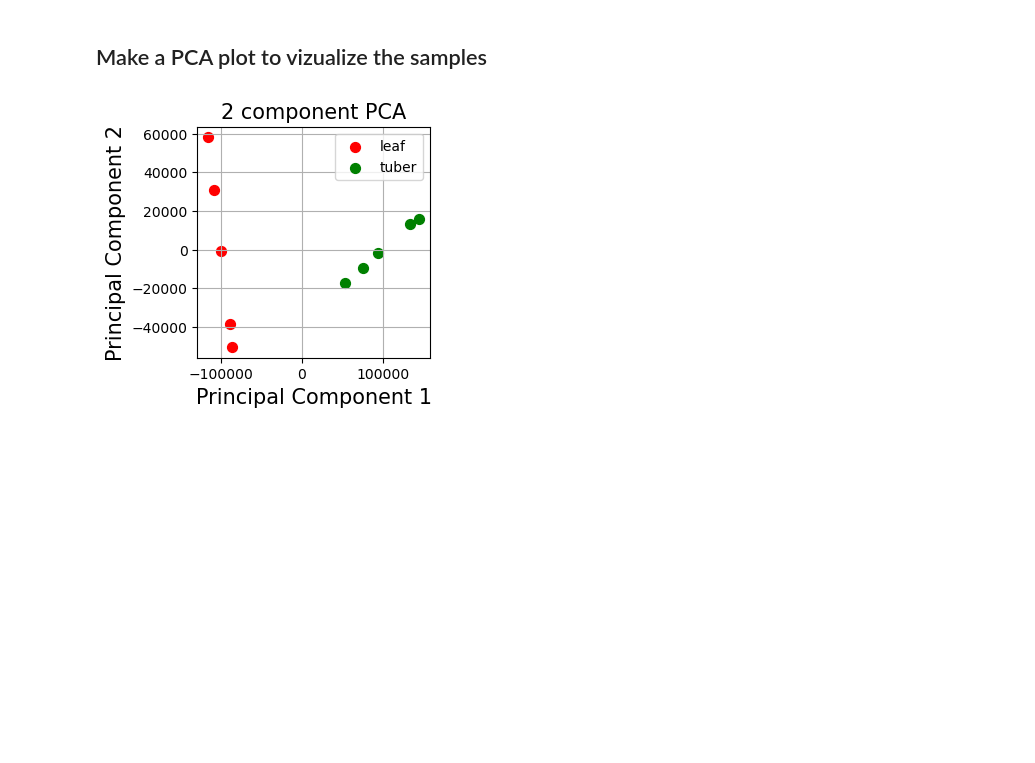
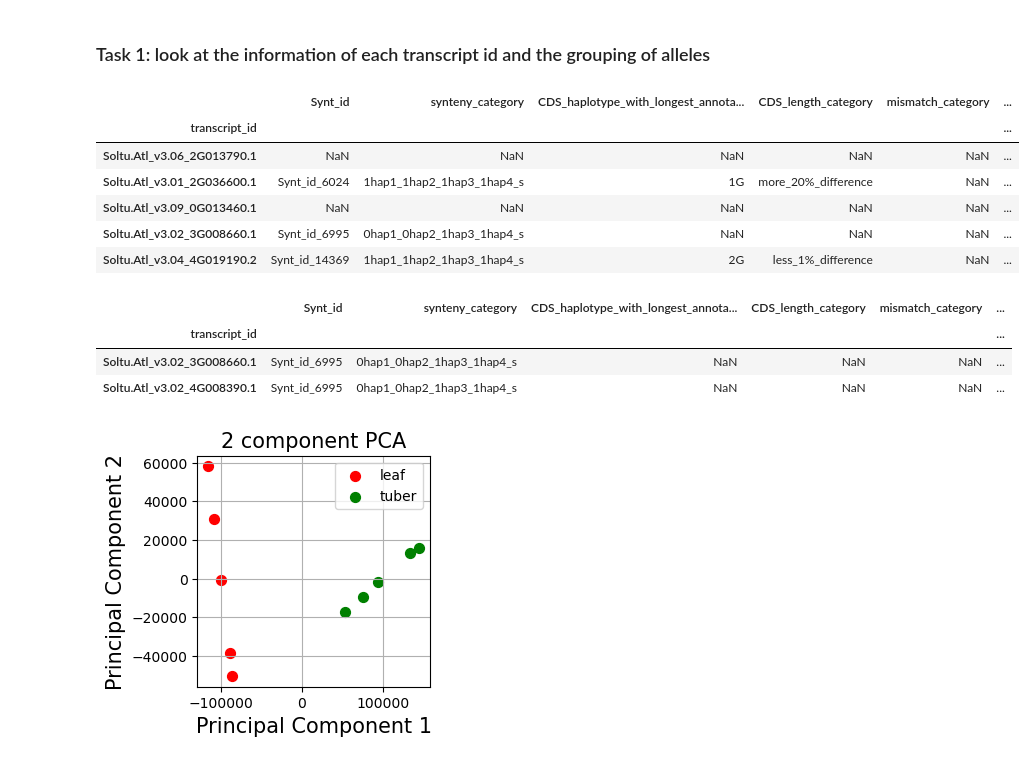
Before and after one commit to nadjano/polyase, a Jupyter notebook: .notebooks/long_readRNA_seq_counts_allele_atlantic.ipynb, the cells around one changed output. Saved outputs shown, nothing was run; the diff lists cells and outputs as text; code cells hidden in the pictures; blank space fills up the shorter version.

```diff
--- a/.notebooks/long_readRNA_seq_counts_allele_atlantic.ipynb
+++ b/.notebooks/long_readRNA_seq_counts_allele_atlantic.ipynb
@@ -89,8 +51,25 @@ my_ad = load_ase_data(
     gene_counts_dir=gene_counts_dir,
     sample_info=sample_info
 )
-# %% [markdown]
-## Make a PCA plot to vizualize the samples
+# %% [markdown]
+### Task 1: look at the information of each transcript id and the grouping of alleles
+# %%
+my_ad.var.head()
+# %% [output]
+|  | Synt_id | synteny_category | CDS_haplotype_with_longest_annota... | CDS_length_category | mismatch_category | ... |
+| transcript_id |  |  |  |  |  | ... |
+| Soltu.Atl_v3.06_2G013790.1 | NaN | NaN | NaN | NaN | NaN | ... |
+| Soltu.Atl_v3.01_2G036600.1 | Synt_id_6024 | 1hap1_1hap2_1hap3_1hap4_s | 1G | more_20%_difference | NaN | ... |
+| Soltu.Atl_v3.09_0G013460.1 | NaN | NaN | NaN | NaN | NaN | ... |
+| Soltu.Atl_v3.02_3G008660.1 | Synt_id_6995 | 0hap1_0hap2_1hap3_1hap4_s | NaN | NaN | NaN | ... |
+| Soltu.Atl_v3.04_4G019190.2 | Synt_id_14369 | 1hap1_1hap2_1hap3_1hap4_s | 2G | less_1%_difference | NaN | ... |
+# %%
+my_ad.var[my_ad.var.Synt_id == "Synt_id_6995"]
+# %% [output]
+|  | Synt_id | synteny_category | CDS_haplotype_with_longest_annota... | CDS_length_category | mismatch_category | ... |
+| transcript_id |  |  |  |  |  | ... |
+| Soltu.Atl_v3.02_3G008660.1 | Synt_id_6995 | 0hap1_0hap2_1hap3_1hap4_s | NaN | NaN | NaN | ... |
+| Soltu.Atl_v3.02_4G008390.1 | Synt_id_6995 | 0hap1_0hap2_1hap3_1hap4_s | NaN | NaN | NaN | ... |
 # %%
 # Create PCA components
 pca = PCA(n_components=2)
```
Also changed, not shown: parts of 25 cells of this notebook.
